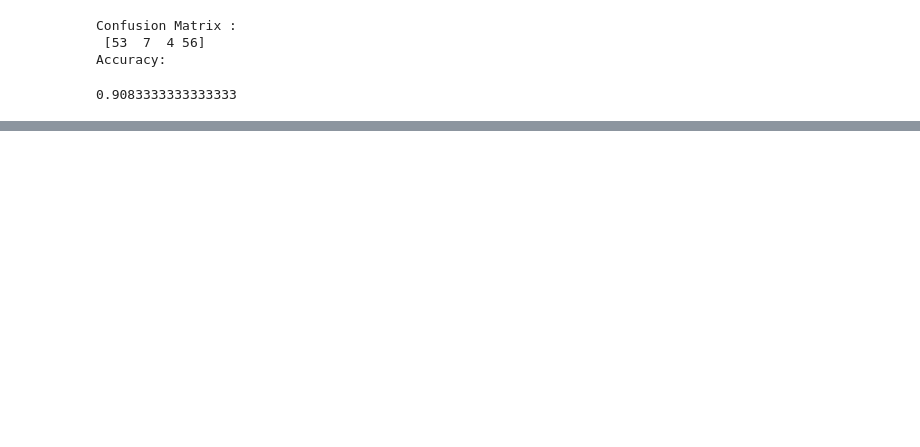
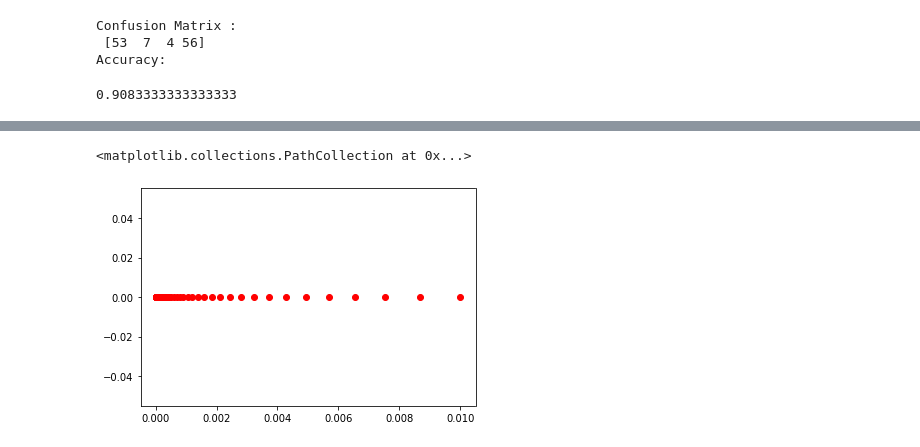
Before and after one commit to louisbemberg/machine-learning-workshop, a Jupyter notebook: 04_instagram_bots/bot_detection_louis.ipynb, the cells around one changed output, grey strips where cells are left out. Drawn from its saved outputs; the diff is of its cells as text; code cells hidden in the pictures; blank space fills up the shorter version.

Commit message:
finished instagram and advanced in car price prediction

```diff
--- a/04_instagram_bots/bot_detection_louis.ipynb
+++ b/04_instagram_bots/bot_detection_louis.ipynb
@@ -149,0 +415,8 @@ dtype: float64
+# %%
+from sklearn.linear_model import LogisticRegression
+
+y_train = instagram_train['fake']
+x_train = instagram_train[['profile_pic', 'description_length', 'followers', 'following', 'posts']]
+
+y_test = instagram_test['fake']
+x_test = instagram_test[['profile_pic', 'description_length', 'followers', 'following', 'posts']]
@@ -149,0 +527,8 @@ dtype: float64
+# %%
+x = c_ranges
+y1 = profile_pic_coefs
+
+plt.scatter(x, y1, c='red')
+# %% [output]
+<matplotlib.collections.PathCollection at 0x...>
+[figure, added]
```
Also changed, not shown: parts of 62 cells of this notebook, 1 other file.
